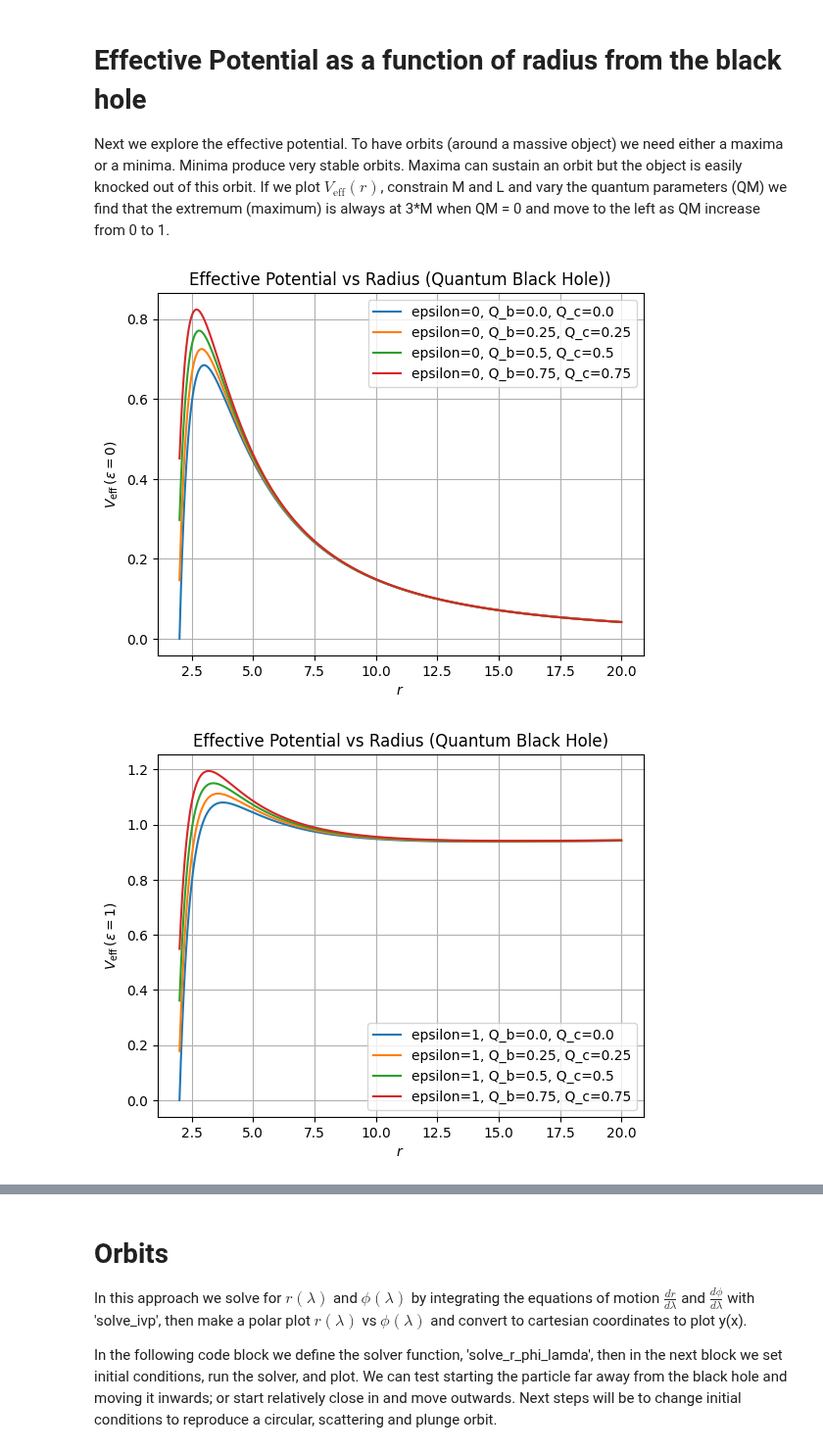
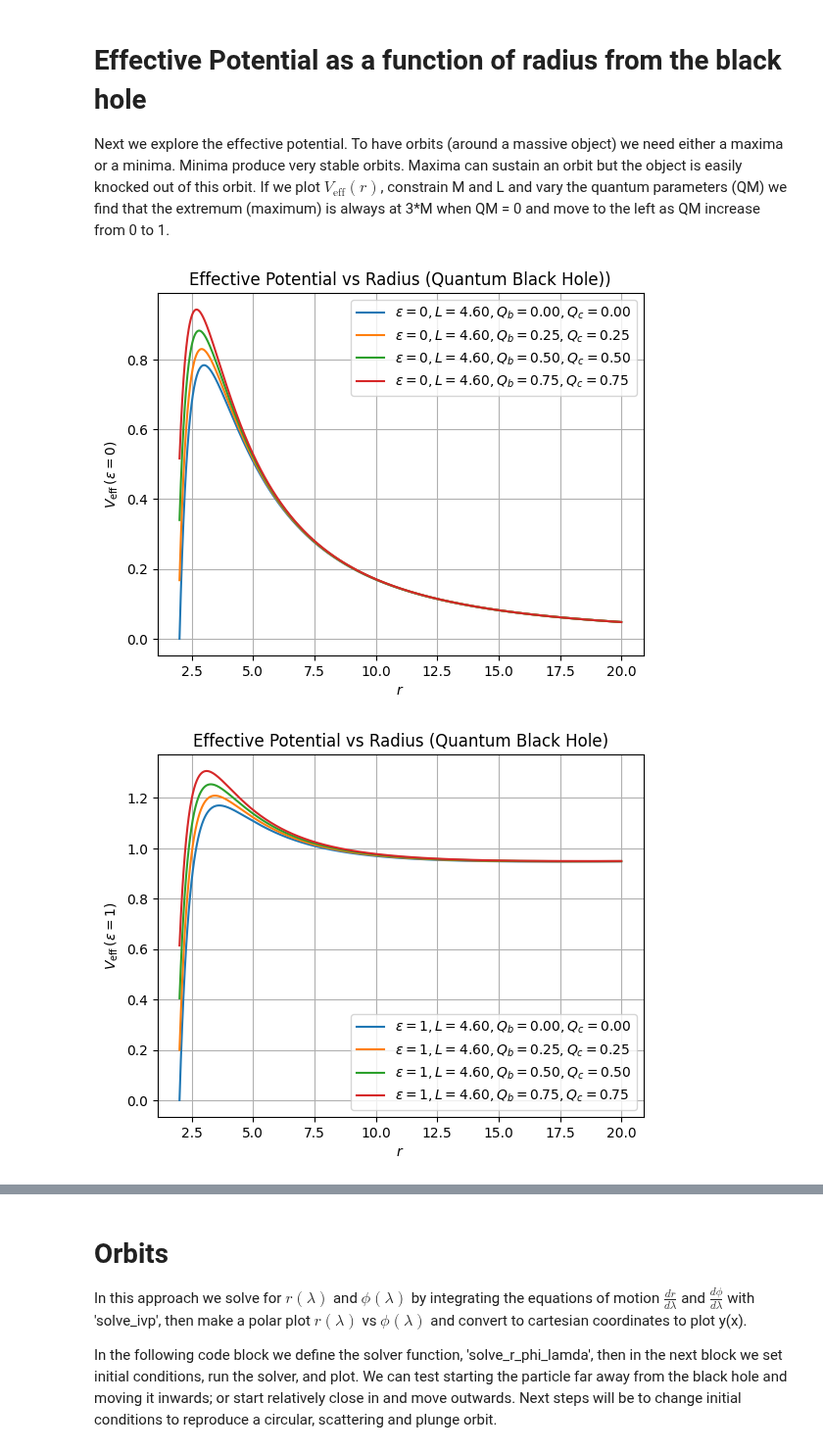
Before and after one commit to AdamSmithOrlik/quantum-black-holes, a Jupyter notebook: sue/research-3.ipynb, the cells around one changed output, grey strips where cells are left out. Shown at 98% size. Drawn from its saved outputs; the diff is of its cells as text; code cells hidden in the pictures.

```diff
--- a/sue/research-3.ipynb
+++ b/sue/research-3.ipynb
@@ -16,6 +17,9 @@ from scipy.integrate import solve_ivp
 import sympy as sp
 import OGRePy as gr
 from IPython.display import display, Math
+# %%
+# assign r as a symbol
+r = gr.sym('r', nonnegative=True)
 # %% [markdown]
 # Improved Metric with Quantum Corrections
 
@@ -43,7 +47,7 @@ def r_sc(M):
 
 # schwarzschild metric functions (dependent on radial coordinate, r, SC radius and quantum corrections, Q_b, Q_c)
 def f(r, M, Q_b, Q_c):
-    return (1 + Q_b/r**2) * (1 + (Q_c*(2*M)**2)/(4*r**8))**(-1/4) * (1-(2*M)/(np.sqrt(r**2+Q_b)))
+    return (1 + Q_b/r**2) * (1 + (Q_c*(2*M)**2)/(4*r**8))**(-1/4) * (1-(2*M)/(gr.s.sqrt(r**2+Q_b)))
 
 def g(r, M, Q_b, Q_c):
     return (1 + (Q_c*(2*M)**2)/(4*r**8))**(1/4) * (1-(2*M)/(np.sqrt(r**2+Q_b)))**(-1)
@@ -53,7 +57,7 @@ def h(r, M, Q_c):
 
 # effective potential
 def v_eff(r, M, L, Q_b, Q_c, epsilon=0):
-    return f(r, M, Q_b, Q_c) * (L**2*h(r, M, Q_c)**(-1) + epsilon)
+    return f(r, M, Q_b, Q_c) * (L**2/h(r, M, Q_c) + epsilon)
 
 # lamda - not accessed in this function - can be replaced by tau for massive particles
 def eq_of_motion(lamda, y, params, epsilon=0):
@@ -64,7 +68,7 @@ def eq_of_motion(lamda, y, params, epsilon=0):
     dt_dlamda = E / f(r, M, Q_b, Q_c)
     dphi_dlamda = L / h(r, M, Q_c)
     dr_dlamda_sq = g(r, M, Q_b, Q_c)**(-1) * (E**2 / f(r, M, Q_b, Q_c) + (epsilon - L**2 / h(r, M, Q_c)))
-    dr_dlamda = np.sqrt(max(dr_dlamda_sq, 0))  # ensure non-negative input
+    dr_dlamda = gr.s.sqrt(max(dr_dlamda_sq, 0))  # ensure non-negative input
 
     return [dt_dlamda, dr_dlamda, dphi_dlamda]
 # %% [markdown]
@@ -131,45 +145,45 @@ Next we explore the effective potential. To have orbits (around a massive object
 # %%
 # block 4 - calculate v_eff as a function of r given M (black hole mass), L (particles's angular momentum)
 # span of r values
 r_vals = np.linspace(rs1, r1, 1000)
 
 # get list of effective potential values for sigma=0
 v_eff_vals_Q0 = np.array([v_eff(i, M1, L1, Q_b0, Q_c0, epsilon=0) for i in r_vals])
 v_eff_vals_Q1 = np.array([v_eff(i, M1, L1, Q_b1, Q_c1, epsilon=0) for i in r_vals])
 v_eff_vals_Q2 = np.array([v_eff(i, M1, L1, Q_b2, Q_c2, epsilon=0) for i in r_vals])
 v_eff_vals_Q3 = np.array([v_eff(i, M1, L1, Q_b3, Q_c3, epsilon=0) for i in r_vals])
 
 # get list of effective potential values for sigma=1
 v_eff_vals_Q0_1 = np.array([v_eff(i, M1, L1, Q_b0, Q_c0, epsilon=1) for i in r_vals])
 v_eff_vals_Q1_1 = np.array([v_eff(i, M1, L1, Q_b1, Q_c1, epsilon=1) for i in r_vals])
 v_eff_vals_Q2_1 = np.array([v_eff(i, M1, L1, Q_b2, Q_c2, epsilon=1) for i in r_vals])
 v_eff_vals_Q3_1 = np.array([v_eff(i, M1, L1, Q_b3, Q_c3, epsilon=1) for i in r_vals])
 
-# Plot the results epsilon = 0
-plt.plot(r_vals, v_eff_vals_Q0, label=f'epsilon=0, Q_b={Q_b0}, Q_c={Q_c0}')
-plt.plot(r_vals, v_eff_vals_Q1, label=f'epsilon=0, Q_b={Q_b1}, Q_c={Q_c1}')
-plt.plot(r_vals, v_eff_vals_Q2, label=f'epsilon=0, Q_b={Q_b2}, Q_c={Q_c2}')
-plt.plot(r_vals, v_eff_vals_Q3, label=f'epsilon=0, Q_b={Q_b3}, Q_c={Q_c3}')
+# plot the results epsilon = 0
+plt.plot(r_vals, v_eff_vals_Q0, label=r'$\epsilon=0, L={:.2f}, Q_b={:.2f}, Q_c={:.2f}$'.format(L1, Q_b0, Q_c0))
+plt.plot(r_vals, v_eff_vals_Q1, label=r'$\epsilon=0, L={:.2f}, Q_b={:.2f}, Q_c={:.2f}$'.format(L1, Q_b1, Q_c1))
+plt.plot(r_vals, v_eff_vals_Q2, label=r'$\epsilon=0, L={:.2f}, Q_b={:.2f}, Q_c={:.2f}$'.format(L1, Q_b2, Q_c2))
+plt.plot(r_vals, v_eff_vals_Q3, label=r'$\epsilon=0, L={:.2f}, Q_b={:.2f}, Q_c={:.2f}$'.format(L1, Q_b3, Q_c3))
 plt.xlabel(r'$r$')
 plt.ylabel(r'$V_{\rm eff} \, (\epsilon = 0)$')
 plt.title('Effective Potential vs Radius (Quantum Black Hole))')
 plt.legend()
 plt.grid(True)
 plt.show()
-# Plot the results epsilon = 1
-plt.plot(r_vals, v_eff_vals_Q0_1, label=f'epsilon=1, Q_b={Q_b0}, Q_c={Q_c0}')
-plt.plot(r_vals, v_eff_vals_Q1_1, label=f'epsilon=1, Q_b={Q_b1}, Q_c={Q_c1}')
-plt.plot(r_vals, v_eff_vals_Q2_1, label=f'epsilon=1, Q_b={Q_b2}, Q_c={Q_c2}')
-plt.plot(r_vals, v_eff_vals_Q3_1, label=f'epsilon=1, Q_b={Q_b3}, Q_c={Q_c3}')
+# plot the results epsilon = 1
+plt.plot(r_vals, v_eff_vals_Q0_1, label=r'$\epsilon=1, L={:.2f}, Q_b={:.2f}, Q_c={:.2f}$'.format(L1, Q_b0, Q_c0))
+plt.plot(r_vals, v_eff_vals_Q1_1, label=r'$\epsilon=1, L={:.2f}, Q_b={:.2f}, Q_c={:.2f}$'.format(L1, Q_b1, Q_c1))
+plt.plot(r_vals, v_eff_vals_Q2_1, label=r'$\epsilon=1, L={:.2f}, Q_b={:.2f}, Q_c={:.2f}$'.format(L1, Q_b2, Q_c2))
+plt.plot(r_vals, v_eff_vals_Q3_1, label=r'$\epsilon=1, L={:.2f}, Q_b={:.2f}, Q_c={:.2f}$'.format(L1, Q_b3, Q_c3))
 plt.xlabel(r'$r$')
 plt.ylabel(r'$V_{\rm eff} \, (\epsilon = 1)$')
 plt.title('Effective Potential vs Radius (Quantum Black Hole)')
 plt.legend()
 plt.grid(True)
 plt.show()
 # %% [output]
-[figure, old version]
+[figure, new version]
-[figure, old version]
+[figure, new version]
 # %% [markdown]
 # Extrema
 
```
Also changed, not shown: parts of 8 cells of this notebook, 1 other file.
